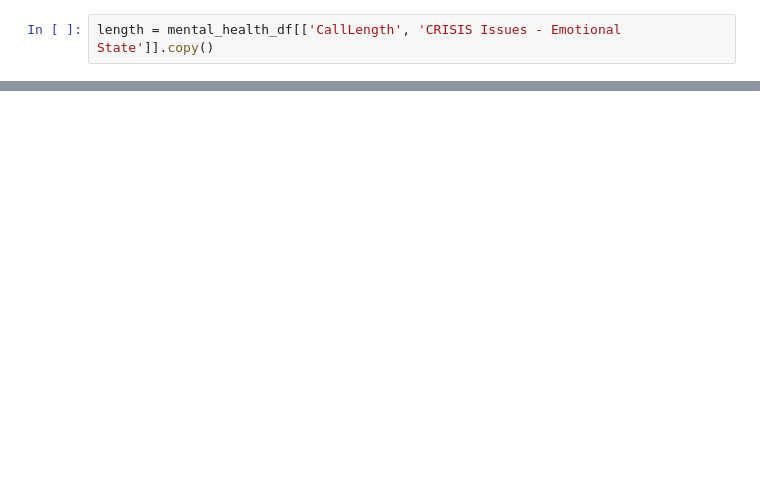
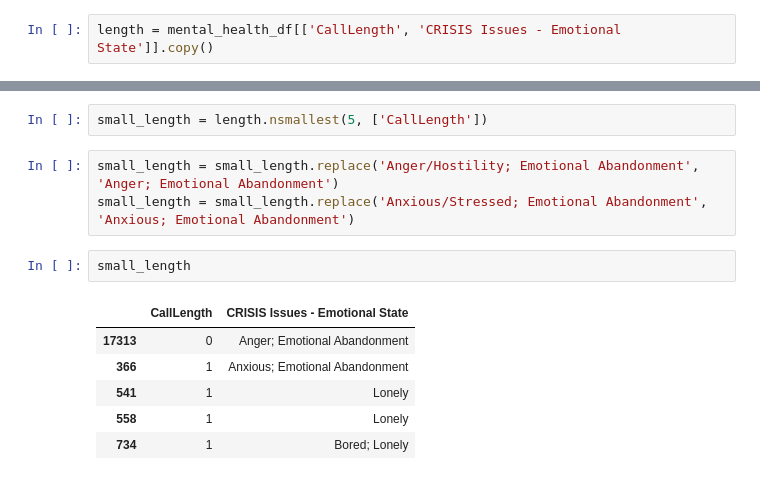
Before and after one commit to NSS-Data-Analytics-Cohort-6/fcs-crisis-data-campers, a Jupyter notebook: notebooks/fcs_crisis_nathan.ipynb, the cells around one changed output, grey strips where cells are left out. Saved outputs shown, nothing was run; the diff lists cells and outputs as text; blank space fills up the shorter version.

```diff
--- a/notebooks/fcs_crisis_nathan.ipynb
+++ b/notebooks/fcs_crisis_nathan.ipynb
@@ -73,0 +175,14 @@ length = length.plot.bar(x='CRISIS Issues - Emotional State', y='CallLength', ro
+# %%
+small_length = length.nsmallest(5, ['CallLength'])
+# %%
+small_length = small_length.replace('Anger/Hostility; Emotional Abandonment', 'Anger; Emotional Abandonment')
+small_length = small_length.replace('Anxious/Stressed; Emotional Abandonment', 'Anxious; Emotional Abandonment')
+# %%
+small_length
+# %% [output]
+|  | CallLength | CRISIS Issues - Emotional State |
+| 17313 | 0 | Anger; Emotional Abandonment |
+| 366 | 1 | Anxious; Emotional Abandonment |
+| 541 | 1 | Lonely |
+| 558 | 1 | Lonely |
+| 734 | 1 | Bored; Lonely |
```
Also changed, not shown: parts of 19 cells of this notebook.
